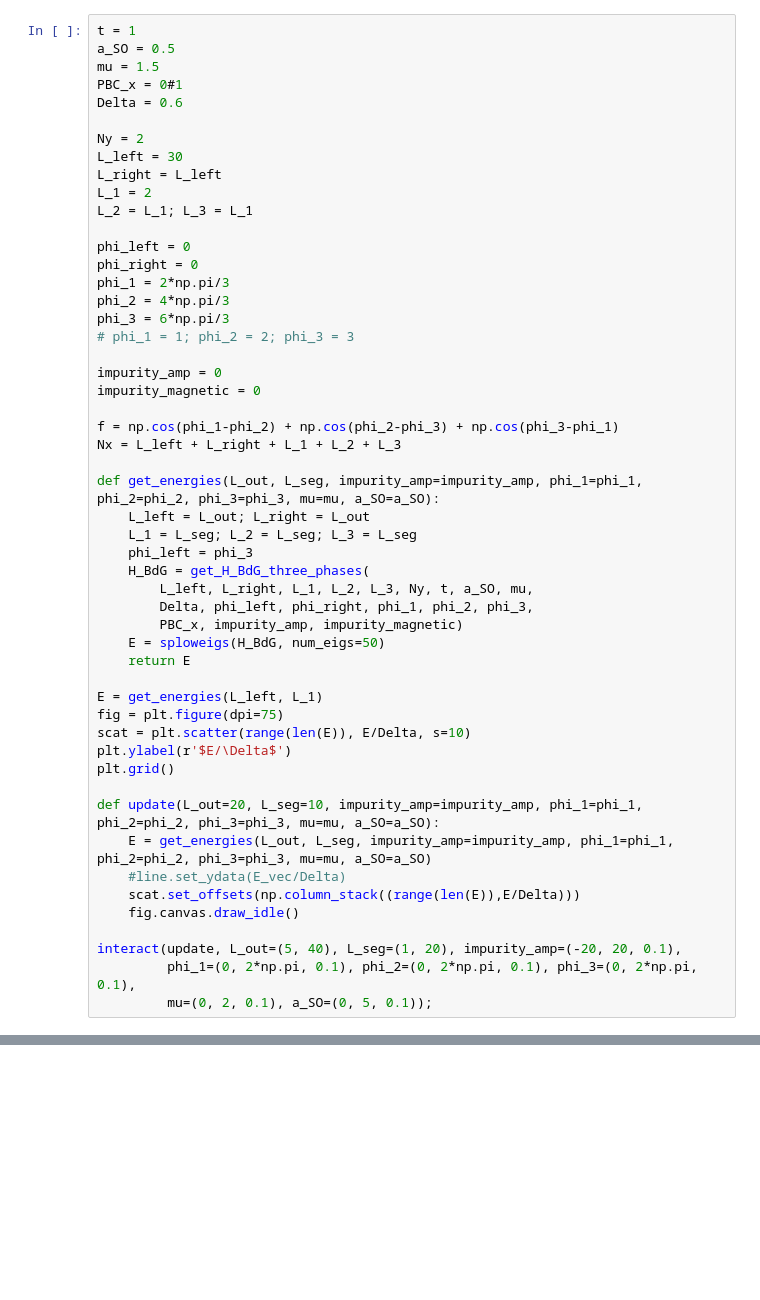
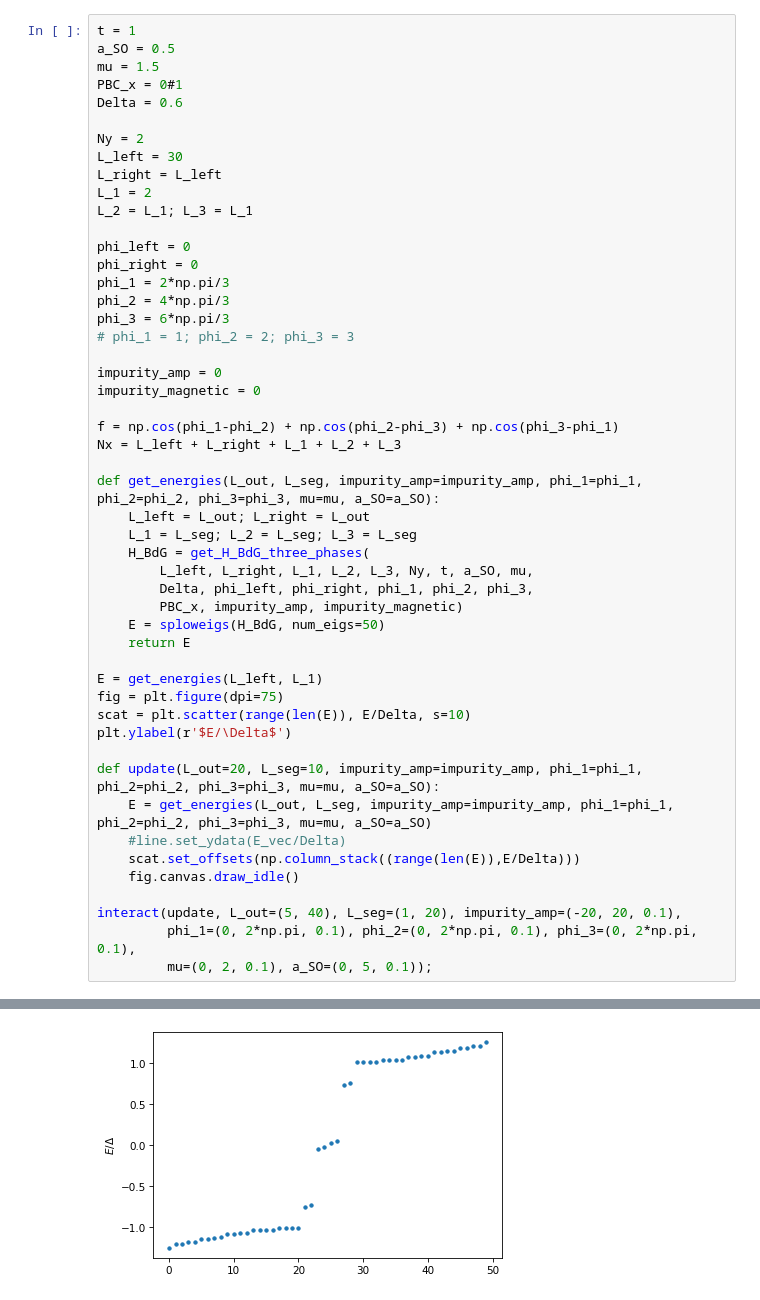
Before and after one commit to omrilesser/sc-current-impurity, a Jupyter notebook: ExploreTwoBands.ipynb, the cells around one changed output, grey strips where cells are left out. Saved outputs shown, nothing was run; the diff lists cells and outputs as text; blank space fills up the shorter version.

```diff
--- a/ExploreTwoBands.ipynb
+++ b/ExploreTwoBands.ipynb
@@ -69,7 +167,6 @@ Nx = L_left + L_right + L_1 + L_2 + L_3
 def get_energies(L_out, L_seg, impurity_amp=impurity_amp, phi_1=phi_1, phi_2=phi_2, phi_3=phi_3, mu=mu, a_SO=a_SO):
     L_left = L_out; L_right = L_out
     L_1 = L_seg; L_2 = L_seg; L_3 = L_seg
-    phi_left = phi_3
     H_BdG = get_H_BdG_three_phases(
         L_left, L_right, L_1, L_2, L_3, Ny, t, a_SO, mu,
         Delta, phi_left, phi_right, phi_1, phi_2, phi_3,
@@ -81,7 +178,6 @@ E = get_energies(L_left, L_1)
 fig = plt.figure(dpi=75)
 scat = plt.scatter(range(len(E)), E/Delta, s=10)
 plt.ylabel(r'$E/\Delta$')
-plt.grid()
 
 def update(L_out=20, L_seg=10, impurity_amp=impurity_amp, phi_1=phi_1, phi_2=phi_2, phi_3=phi_3, mu=mu, a_SO=a_SO):
     E = get_energies(L_out, L_seg, impurity_amp=impurity_amp, phi_1=phi_1, phi_2=phi_2, phi_3=phi_3, mu=mu, a_SO=a_SO)
@@ -98 +192,2 @@ interact(update, L_out=(5, 40), L_seg=(1, 20), impurity_amp=(-20, 20, 0.1),
+[figure, added]
 interactive(children=(IntSlider(value=20, description='L_out', max=40, min=5), IntSlider(value=10, description…
```
Also changed, not shown: parts of 3 cells of this notebook.
